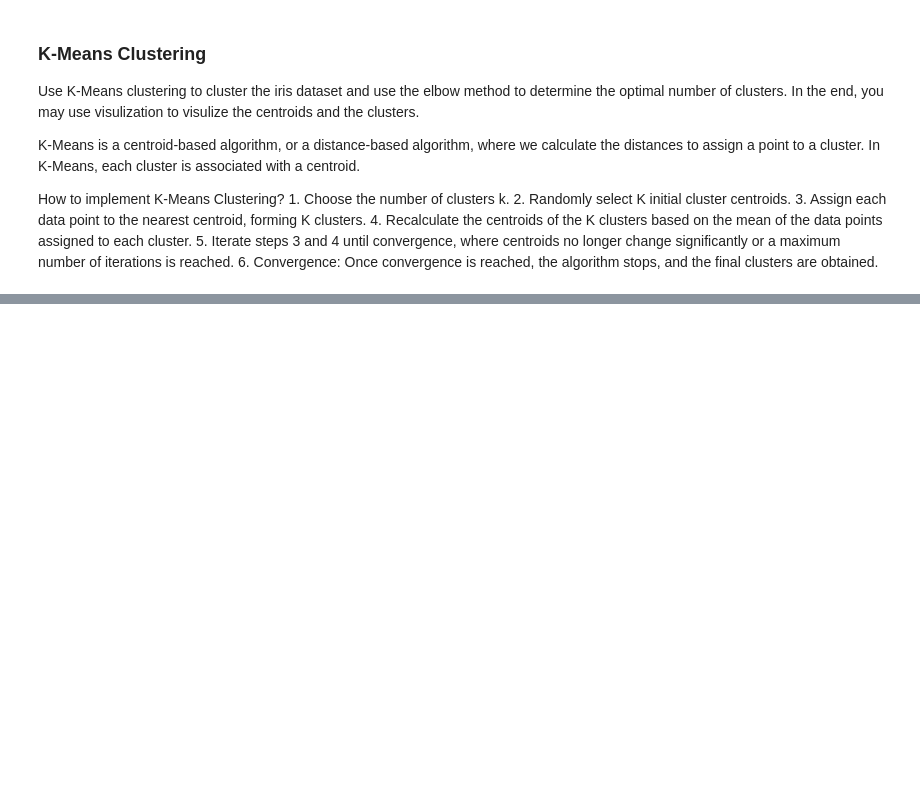
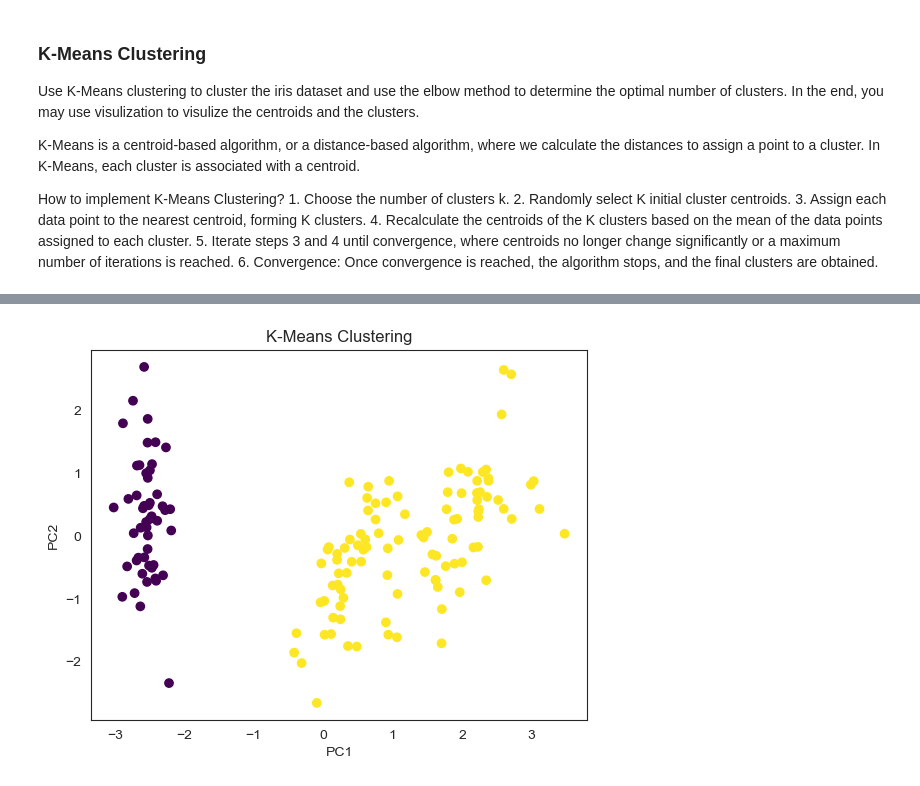
Before and after one commit to tireinny/BANA-212, a Jupyter notebook: Group Assignment_Machine Learning Models.ipynb, the cells around one changed output, grey strips where cells are left out. Cells and saved outputs as stored; diff of their text form; code cells hidden in the pictures; blank space fills up the shorter version.

```diff
--- a/Group Assignment_Machine Learning Models.ipynb
+++ b/Group Assignment_Machine Learning Models.ipynb
@@ -169,0 +230,8 @@ How to implement K-Means Clustering?
+# %%
+#Running the elbow method, determining number of clusters at 2
+
+k = 2
+kmeans = KMeans(n_clusters=k)
+kmeans.fit(df_scaled)
+
+OP_NUM_THREADS = 3
@@ -169,0 +244,17 @@ How to implement K-Means Clustering?
+# %%
+from sklearn.decomposition import PCA
+
+cluster_assignments = kmeans.labels_
+cluster_centers = kmeans.cluster_centers_
+
+pca = PCA(n_components=2)
+df_pca = pca.fit_transform(df_scaled)
+
+plt.scatter(df_pca[:,0], df_pca[:,1], c=cluster_assignments, cmap='viridis')
+plt.scatter(kmeans.cluster_centers_[:,0], kmeans.cluster_centers_[:,1],s=0,c='red',marker='X')
+plt.xlabel('PC1')
+plt.ylabel('PC2')
+plt.title('K-Means Clustering')
+plt.show()
+# %% [output]
+[figure, added]
```
Also changed, not shown: parts of 7 cells of this notebook.
